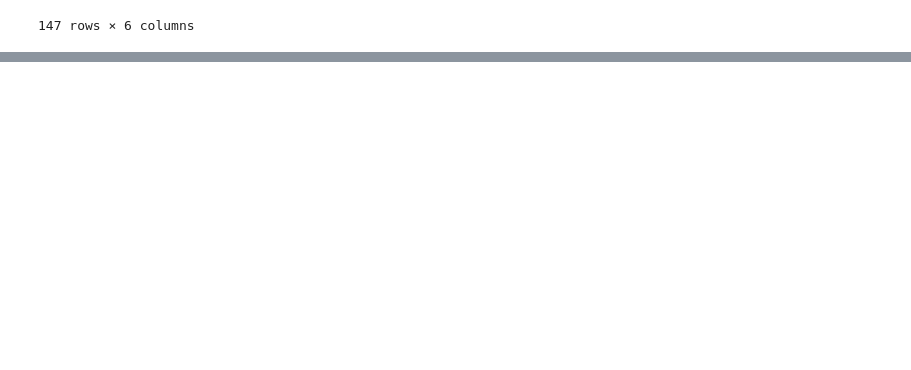
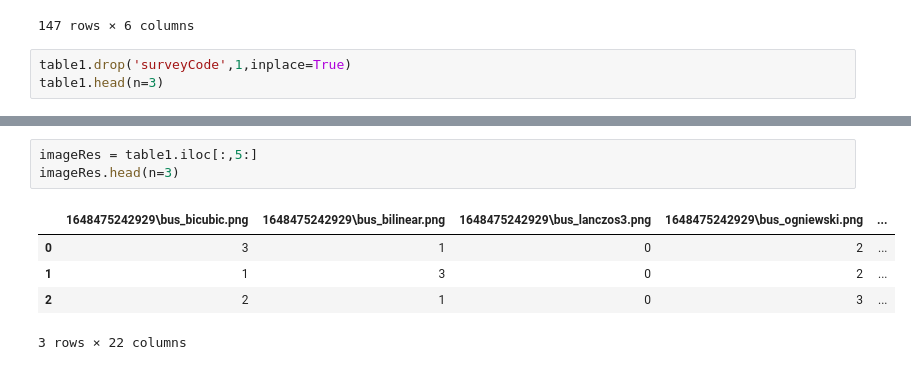
Before and after one commit to pannacotta98/color-interpolation, a Jupyter notebook: subjective-analysis/subj-analysis-test.ipynb, the cells around one changed output, grey strips where cells are left out. Drawn from its saved outputs; the diff is of its cells as text; blank space fills up the shorter version.

```diff
--- a/subjective-analysis/subj-analysis-test.ipynb
+++ b/subjective-analysis/subj-analysis-test.ipynb
@@ -53,3 +41,6 @@ table2
 | 145 | 1648475242929\stonewall_lanczos3.png | 1648475242929\stonewall_ogniewski... | 1648475242929\stonewall_ogniewski... | 8.476 | bd3a8d7f-7bfc-441f-b0d7-709b0e33c368 | 0 |
 | 146 | 1648475242929\stonewall_bilinear.png | 1648475242929\stonewall_lanczos3.png | 1648475242929\stonewall_lanczos3.png | 3.834 | bd3a8d7f-7bfc-441f-b0d7-709b0e33c368 | 0 |
 147 rows × 6 columns
+# %%
+table1.drop('surveyCode',1,inplace=True)
+table1.head(n=3)
@@ -55,0 +53,9 @@ table2
+# %%
+imageRes = table1.iloc[:,5:]
+imageRes.head(n=3)
+# %% [output]
+|  | 1648475242929\bus_bicubic.png | 1648475242929\bus_bilinear.png | 1648475242929\bus_lanczos3.png | 1648475242929\bus_ogniewski.png | ... |
+| 0 | 3 | 1 | 0 | 2 | ... |
+| 1 | 1 | 3 | 0 | 2 | ... |
+| 2 | 2 | 1 | 0 | 3 | ... |
+3 rows × 22 columns
```
Also changed, not shown: parts of 7 cells of this notebook.
